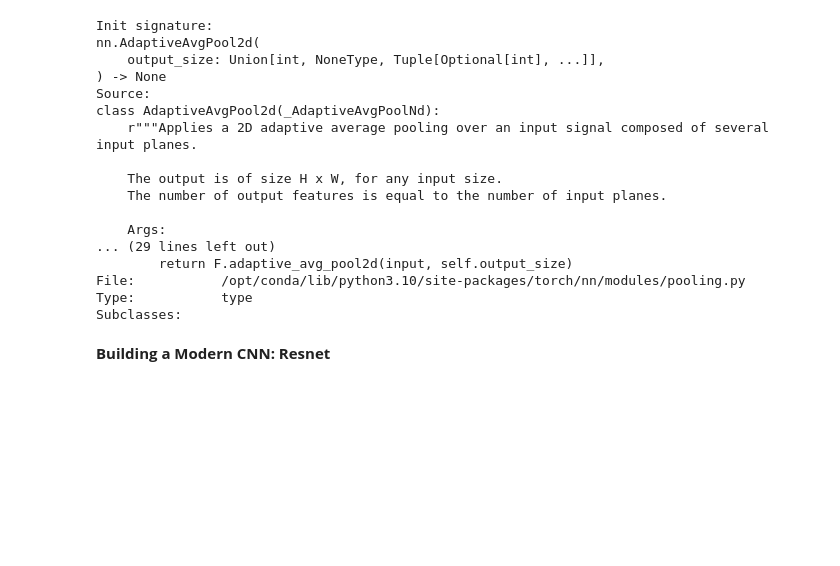
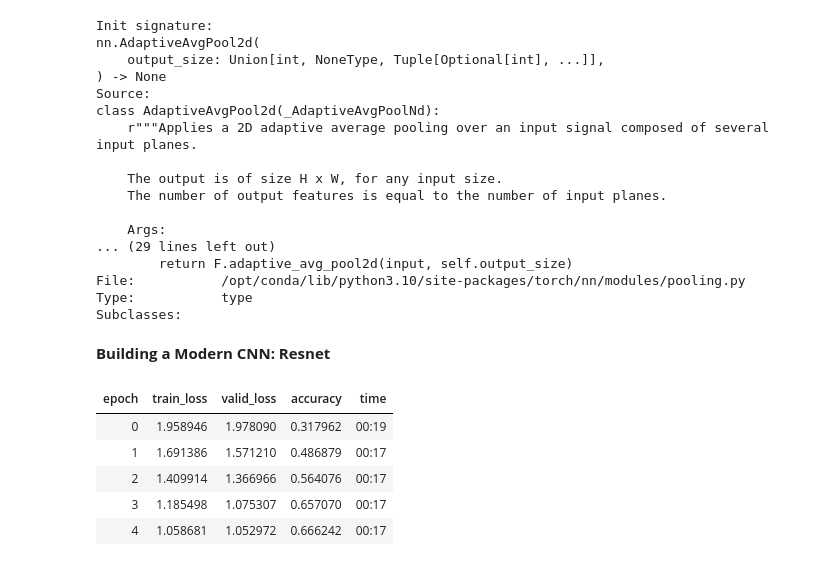
Before and after one commit to flyinacres/fastai-coursework, a Jupyter notebook: fast-14.ipynb, the cells around one changed output. Drawn from its saved outputs; the diff is of its cells as text; code cells hidden in the pictures; blank space fills up the shorter version.

```diff
--- a/fast-14.ipynb
+++ b/fast-14.ipynb
@@ -169,0 +192,12 @@ Subclasses:
+# %%
+def block(ni,nf): return ResBlock(ni, nf, stride=2)
+learn = get_learner(get_model())
+# %%
+learn.fit_one_cycle(5, 3e-3)
+# %% [output]
+| epoch | train_loss | valid_loss | accuracy | time |
+| 0 | 1.958946 | 1.978090 | 0.317962 | 00:19 |
+| 1 | 1.691386 | 1.571210 | 0.486879 | 00:17 |
+| 2 | 1.409914 | 1.366966 | 0.564076 | 00:17 |
+| 3 | 1.185498 | 1.075307 | 0.657070 | 00:17 |
+| 4 | 1.058681 | 1.052972 | 0.666242 | 00:17 |
```
Also changed, not shown: parts of 12 cells of this notebook.
